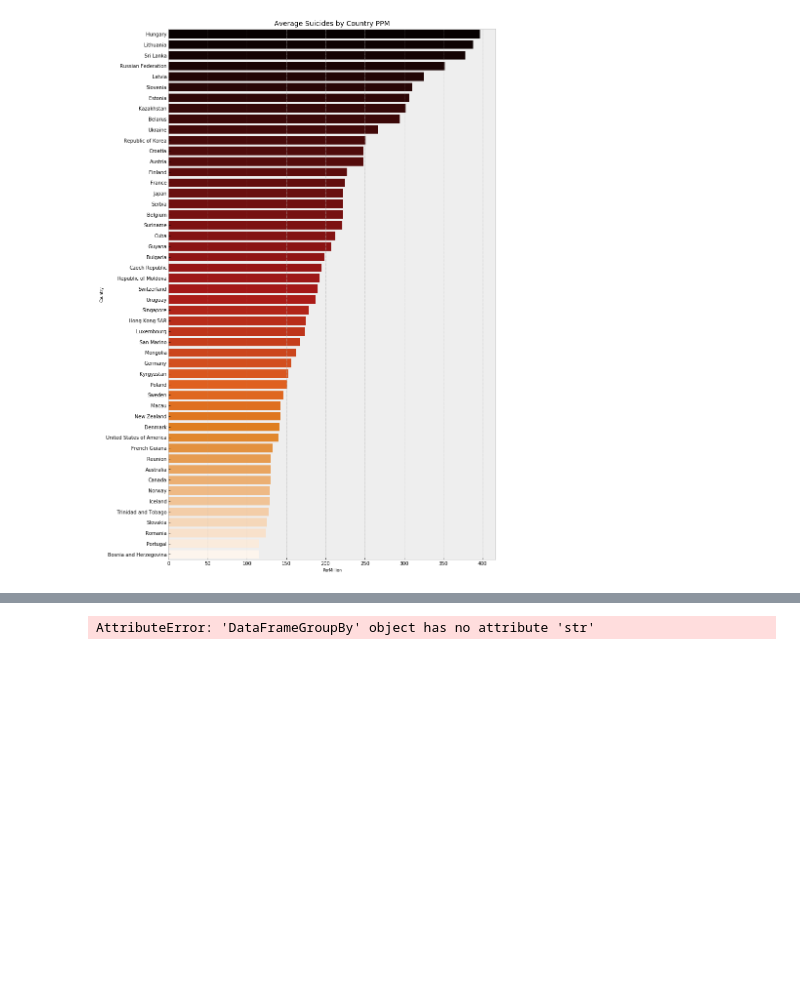
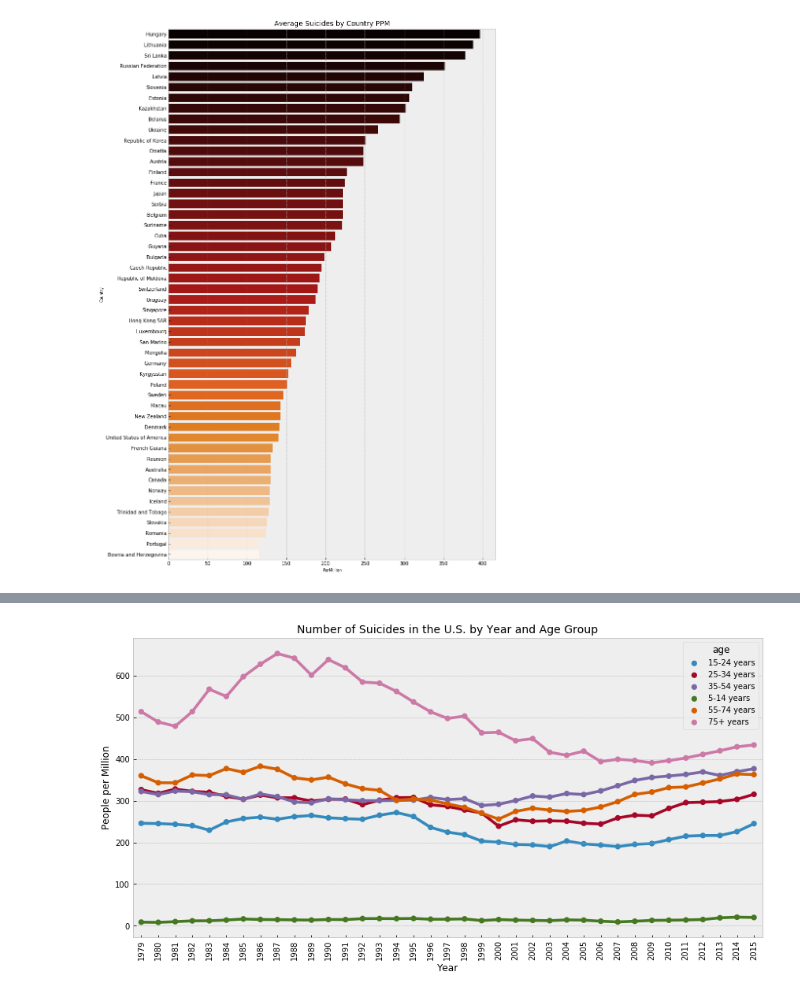
Before and after one commit to globoblanco/Thinkful, a Jupyter notebook: Analytic Report.ipynb, the cells around one changed output, grey strips where cells are left out. Cells and saved outputs as stored; diff of their text form; code cells hidden in the pictures; blank space fills up the shorter version.

```diff
--- a/Analytic Report.ipynb
+++ b/Analytic Report.ipynb
@@ -129,62 +132,18 @@ I would like to take a closer look at what age groups are more likely to commit
-# %%
-# Suicides PPM U.S.A. only
-temp_us_data = us_data.copy()
-temp_us_data['year_age'] = temp_us_data['year'].astype(str) + ':' + temp_us_data.age
-#us_data['ppm'] = us_data.suicides_no / us_data.population * 1000000
-#print(us_data)
-
-PPM_by_Year = temp_us_data.groupby(temp_us_data.year_age)[['ppm']].sum()
-PPM_by_Year = PPM_by_Year.rename(columns={"ppm": "Count"})
-PPM_Year = temp_us_data.groupby(temp_us_data.year_age)[['year']].str()
-PPM_Age = temp_us_data.groupby(temp_us_data.year_age)[['age']].str()
-
-print(PPM_by_Year)
-print(PPM_Year)
-print(PPM_Age)
-
-# new data frame with split value columns
-# new = PPM_by_Year["year_age"].str.split(":", n = 1, expand = True)
-# new = PPM_by_Year.Index.str.split(":", n = 1, expand = True)
-
-# making seperate first name column from new data frame
-#PPM_by_Year["year"]= new[0]
-
-# making seperate last name column from new data frame
-#PPM_by_Year["age"]= new[1]
-#print(PPM_by_Year)
-
-plt.figure(figsize=(15, 10))
-plt.subplot(1, 2, 1)
-
-#ax = pl.subplot(gs[0, :]) # row 0, col 0
-#sns.barplot(us_data.groupby(us_data.year)[['age']].count().index, 'Date', data=us_data.groupby(us_data.year[['Date']].count(), color='lightskyblue', linewidth=2)
-
-plt.xlabel('Year', fontsize=10)
-plt.ylabel('People per Million', fontsize=10)
-plt.title('Number of Suicides by Age Group (PPM)', loc='Center', fontsize=14)
-
-plt.subplot(1, 2, 2)
-#plt.fill_between(PPM_by_Year.index, '5-14 Years', data=PPM_by_Year, color="skyblue", alpha=0.2)
-#plt.plot(PPM_by_Year.index, '5-14 Years', data=PPM_by_Year, marker = ".", color="Slateblue", alpha=0.6, linewidth=1)
-
-#plt.fill_between(Fatalities.index, '15-24 Years', data=Fatalities, color="olive", alpha=0.2)
-#plt.plot(Fatalities.index, '15-24 Years', data=Fatalities, color="olive", marker = ".", alpha=0.6, linewidth=1)
-
-#plt.fill_between(Fatalities.index, '25-34 Years', data=Fatalities, color="olive", alpha=0.2)
-#plt.plot(Fatalities.index, '25-34 Years', data=Fatalities, color="olive", marker = ".", alpha=0.6, linewidth=1)
-
-#plt.fill_between(Fatalities.index, '35-54 Years', data=Fatalities, color="olive", alpha=0.2)
-#plt.plot(Fatalities.index, '35-54 Years', data=Fatalities, color="olive", marker = ".", alpha=0.6, linewidth=1)
-
-#plt.fill_between(Fatalities.index, '55-74 Years', data=Fatalities, color="olive", alpha=0.2)
-#plt.plot(Fatalities.index, '55-74 Years', data=Fatalities, color="olive", marker = ".", alpha=0.6, linewidth=1)
-
-#plt.fill_between(Fatalities.index, '75+ Years', data=Fatalities, color="olive", alpha=0.2)
-#plt.plot(Fatalities.index, '75+ Years', data=Fatalities, color="olive", marker = ".", alpha=0.6, linewidth=1)
-
-#plt.legend(fontsize=10)
-plt.xlabel('Year', fontsize=10)
-plt.ylabel('People per Million', fontsize=10)
-plt.title('Number of Suicides by Age Group (PPM)', loc='Center', fontsize=14)
-# %% [output]
-AttributeError: 'DataFrameGroupBy' object has no attribute 'str'
+# %%
+# Suicides PPM U.S.A. only
+#print(us_data)
+temp_us_data = us_data.copy()
+
+plt.figure(figsize=(12, 6))
+
+sns.pointplot(data = temp_us_data.groupby(['year', 'age'])[['ppm']].sum().reset_index(),
+              markers='.', linewidth=1, x='year', y='ppm', hue='age')
+
+plt.tight_layout()
+plt.xticks(rotation=90)
+plt.title("Number of Suicides in the U.S. by Year and Age Group", loc='Center', fontsize=14)
+plt.xlabel("Year")
+plt.ylabel("People per Million")
+plt.show()
+# %% [output]
+[figure, added]
```
Also changed, not shown: parts of 8 cells of this notebook.
